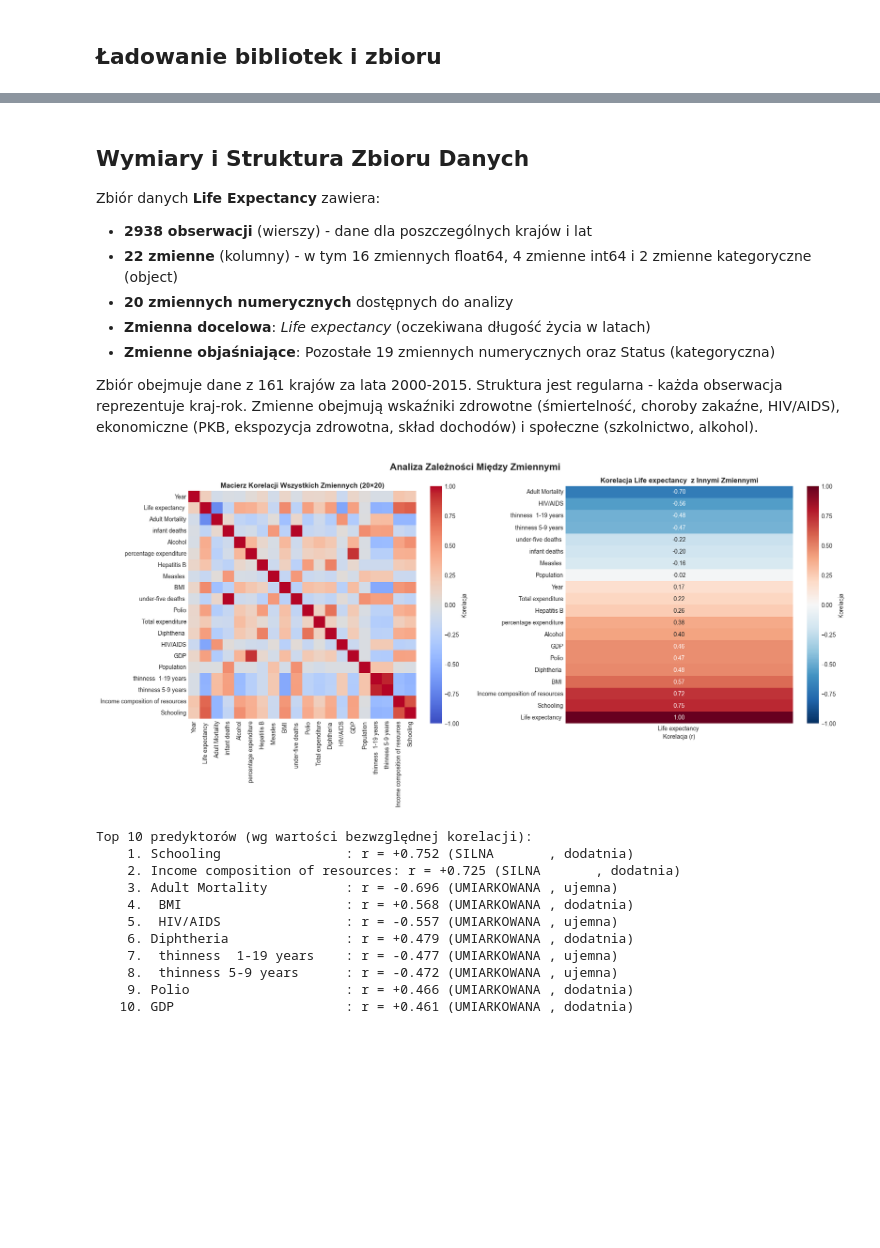
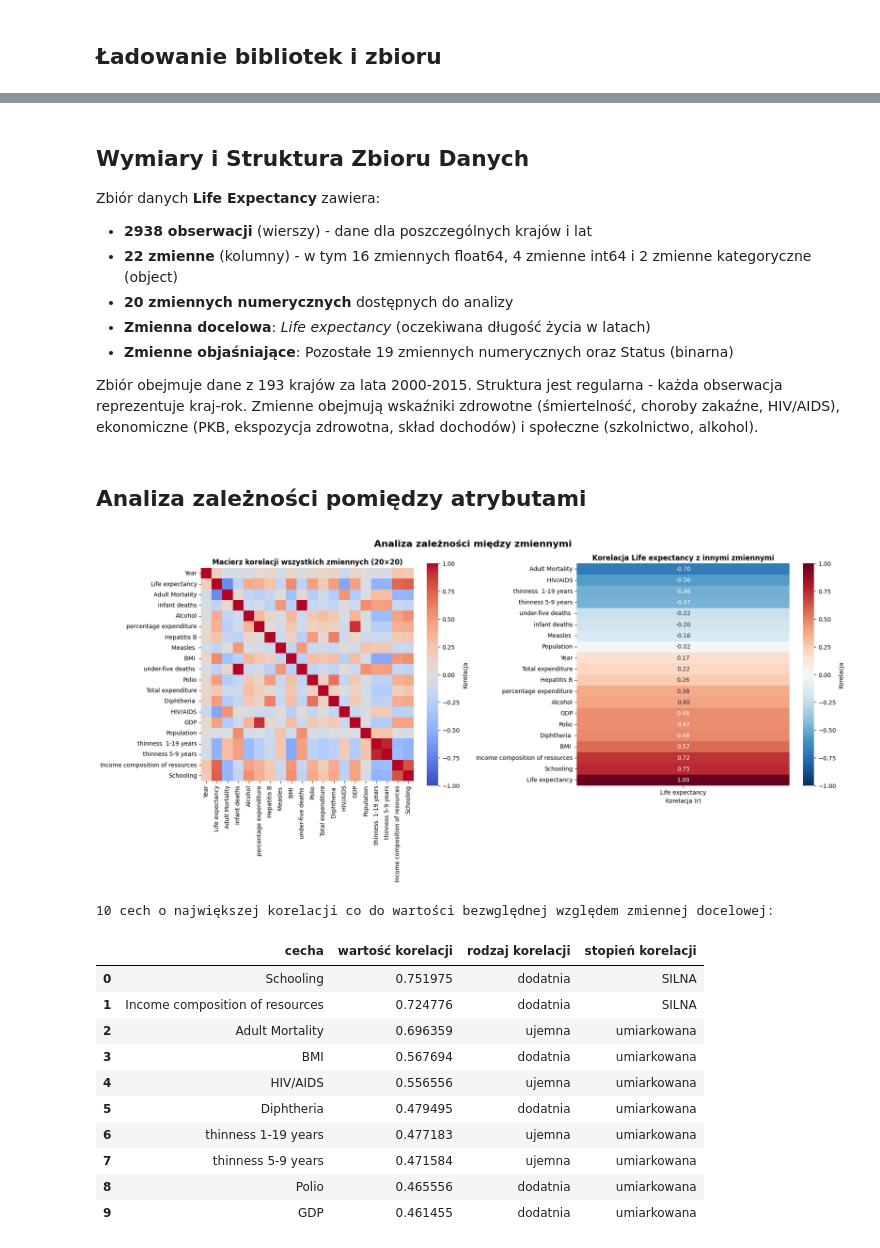
Before and after one commit to Paffeueq/data_mining_project, a Jupyter notebook: Life_Expectancy_Analysis.ipynb, the cells around one changed output, grey strips where cells are left out. Cells and saved outputs as stored; diff of their text form; code cells hidden in the pictures; blank space fills up the shorter version.

```diff
--- a/Life_Expectancy_Analysis.ipynb
+++ b/Life_Expectancy_Analysis.ipynb
@@ -94,53 +109,56 @@ Zbiór danych **Life Expectancy** zawiera:
 - **22 zmienne** (kolumny) - w tym 16 zmiennych float64, 4 zmienne int64 i 2 zmienne kategoryczne (object)
 - **20 zmiennych numerycznych** dostępnych do analizy
 - **Zmienna docelowa**: *Life expectancy* (oczekiwana długość życia w latach)
-- **Zmienne objaśniające**: Pozostałe 19 zmiennych numerycznych oraz Status (kategoryczna)
+- **Zmienne objaśniające**: Pozostałe 19 zmiennych numerycznych oraz Status (binarna)
 
-Zbiór obejmuje dane z 161 krajów za lata 2000-2015. Struktura jest regularna - każda obserwacja reprezentuje kraj-rok. Zmienne obejmują wskaźniki zdrowotne (śmiertelność, choroby zakaźne, HIV/AIDS), ekonomiczne (PKB, ekspozycja zdrowotna, skład dochodów) i społeczne (szkolnictwo, alkohol).
+Zbiór obejmuje dane z 193 krajów za lata 2000-2015. Struktura jest regularna - każda obserwacja reprezentuje kraj-rok. Zmienne obejmują wskaźniki zdrowotne (śmiertelność, choroby zakaźne, HIV/AIDS), ekonomiczne (PKB, ekspozycja zdrowotna, skład dochodów) i społeczne (szkolnictwo, alkohol).
+# %% [markdown]
+## Analiza zależności pomiędzy atrybutami
 # %%
 # Macierz korelacji dla wszystkich zmiennych numerycznych
 correlation_matrix = df[numeric_cols].corr()
 
 # Przygotowanie wizualizacji
 fig, axes = plt.subplots(1, 2, figsize=(18, 8))
-fig.suptitle('Analiza Zależności Między Zmiennymi', fontsize=16, fontweight='bold')
+fig.suptitle('Analiza zależności między zmiennymi', fontsize=16, fontweight='bold')
 
 #macierz korelacji między zmiennymi
 sns.heatmap(correlation_matrix, annot=False, cmap='coolwarm', center=0,
             square=True, ax=axes[0], cbar_kws={'label': 'Korelacja'}, vmin=-1, vmax=1)
-axes[0].set_title(f'Macierz Korelacji Wszystkich Zmiennych ({len(numeric_cols)}×{len(numeric_cols)})', fontweight='bold')
+axes[0].set_title(f'Macierz korelacji wszystkich zmiennych ({len(numeric_cols)}×{len(numeric_cols)})', fontweight='bold')
 
 #korelacja zmiennej docelowej z innymi zmiennymi
-if target_col and target_col in numeric_cols:
-    life_expectancy_corr = correlation_matrix[target_col].sort_values(ascending=True)
+life_expectancy_corr = correlation_matrix[target_col].sort_values(ascending=True)
 
-    #Heatmapa
-    sns.heatmap(life_expectancy_corr.to_frame(), annot=True, fmt='.2f', cmap='RdBu_r',
-                center=0, ax=axes[1], cbar_kws={'label': 'Korelacja'}, vmin=-1, vmax=1)
-    axes[1].set_title(f'Korelacja {target_col} z Innymi Zmiennymi', fontweight='bold')
-    axes[1].set_xlabel('Korelacja (r)')
+#heatmapa
+sns.heatmap(life_expectancy_corr.to_frame(), annot=True, fmt='.2f', cmap='RdBu_r',
+            center=0, ax=axes[1], cbar_kws={'label': 'Korelacja'}, vmin=-1, vmax=1)
+axes[1].set_title(f'Korelacja {target_col} z innymi zmiennymi', fontweight='bold')
+axes[1].set_xlabel('Korelacja (r)')
 
 plt.tight_layout()
 plt.show()
 
-if target_col and target_col in numeric_cols:
-    print(f"\nTop 10 predyktorów (wg wartości bezwzględnej korelacji):")
-    top_correlations = life_expectancy_corr.abs().nlargest(11)[1:11]  # pominiecie Life exectancy
-    for i, (var, corr) in enumerate(top_correlations.items(), 1):
-        strength = "SILNA" if abs(corr) > 0.7 else "UMIARKOWANA" if abs(corr) > 0.4 else "SŁABA"
-        direction = "dodatnia" if life_expectancy_corr[var] > 0 else "ujemna"
-        print(f"   {i:2d}. {var:25s}: r = {life_expectancy_corr[var]:+.3f} ({strength:12s}, {direction})")
+print(f"10 cech o największej korelacji co do wartości bezwględnej względem zmiennej docelowej:")
+top = pd.DataFrame(columns=["cecha", "wartość korelacji", "rodzaj korelacji", "stopień korelacji"])
+top_correlations = life_expectancy_corr.abs().nlargest(11)[1:11]  # pominiecie Life exectancy
+for i, (cecha, corr) in enumerate(top_correlations.items(), 0):
+    strength = "SILNA" if abs(corr) > 0.7 else ("umiarkowana" if abs(corr) > 0.4 else "słaba")
+    direction = "dodatnia" if life_expectancy_corr[cecha] > 0 else "ujemna"
+    top.loc[i] = [cecha, corr, direction, strength]
+top
 # %% [output]
-[figure, old version]
+[figure, new version]
-Top 10 predyktorów (wg wartości bezwzględnej korelacji):
-    1. Schooling                : r = +0.752 (SILNA       , dodatnia)
-    2. Income composition of resources: r = +0.725 (SILNA       , dodatnia)
-    3. Adult Mortality          : r = -0.696 (UMIARKOWANA , ujemna)
-    4.  BMI                     : r = +0.568 (UMIARKOWANA , dodatnia)
-    5.  HIV/AIDS                : r = -0.557 (UMIARKOWANA , ujemna)
-    6. Diphtheria               : r = +0.479 (UMIARKOWANA , dodatnia)
-    7.  thinness  1-19 years    : r = -0.477 (UMIARKOWANA , ujemna)
-    8.  thinness 5-9 years      : r = -0.472 (UMIARKOWANA , ujemna)
-    9. Polio                    : r = +0.466 (UMIARKOWANA , dodatnia)
-   10. GDP                      : r = +0.461 (UMIARKOWANA , dodatnia)
+10 cech o największej korelacji co do wartości bezwględnej względem zmiennej docelowej:
+|  | cecha | wartość korelacji | rodzaj korelacji | stopień korelacji |
+| 0 | Schooling | 0.751975 | dodatnia | SILNA |
+| 1 | Income composition of resources | 0.724776 | dodatnia | SILNA |
+| 2 | Adult Mortality | 0.696359 | ujemna | umiarkowana |
+| 3 | BMI | 0.567694 | dodatnia | umiarkowana |
+| 4 | HIV/AIDS | 0.556556 | ujemna | umiarkowana |
+| 5 | Diphtheria | 0.479495 | dodatnia | umiarkowana |
+| 6 | thinness 1-19 years | 0.477183 | ujemna | umiarkowana |
+| 7 | thinness 5-9 years | 0.471584 | ujemna | umiarkowana |
+| 8 | Polio | 0.465556 | dodatnia | umiarkowana |
+| 9 | GDP | 0.461455 | dodatnia | umiarkowana |
 # %% [markdown]
```
Also changed, not shown: parts of 24 cells of this notebook, 1 other file.
